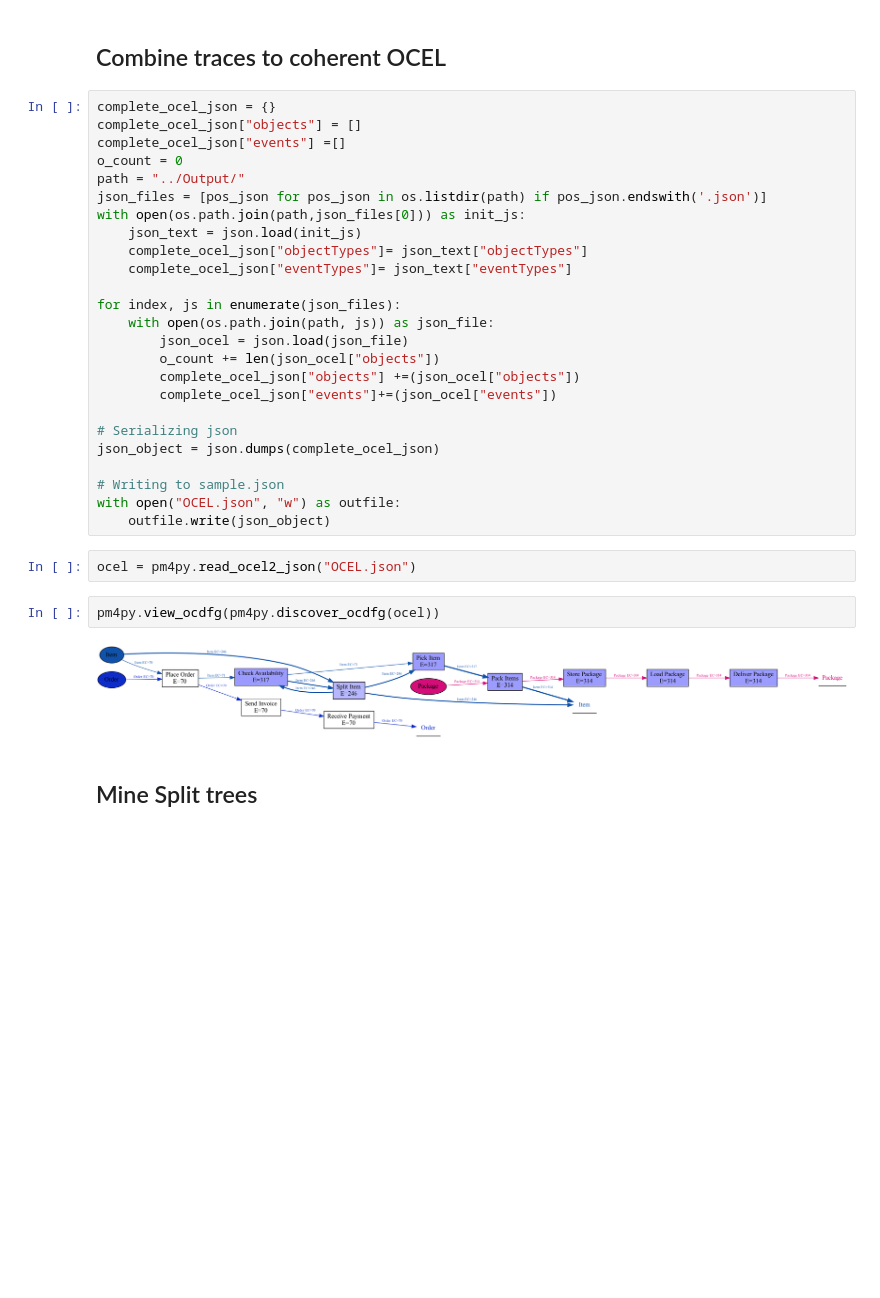
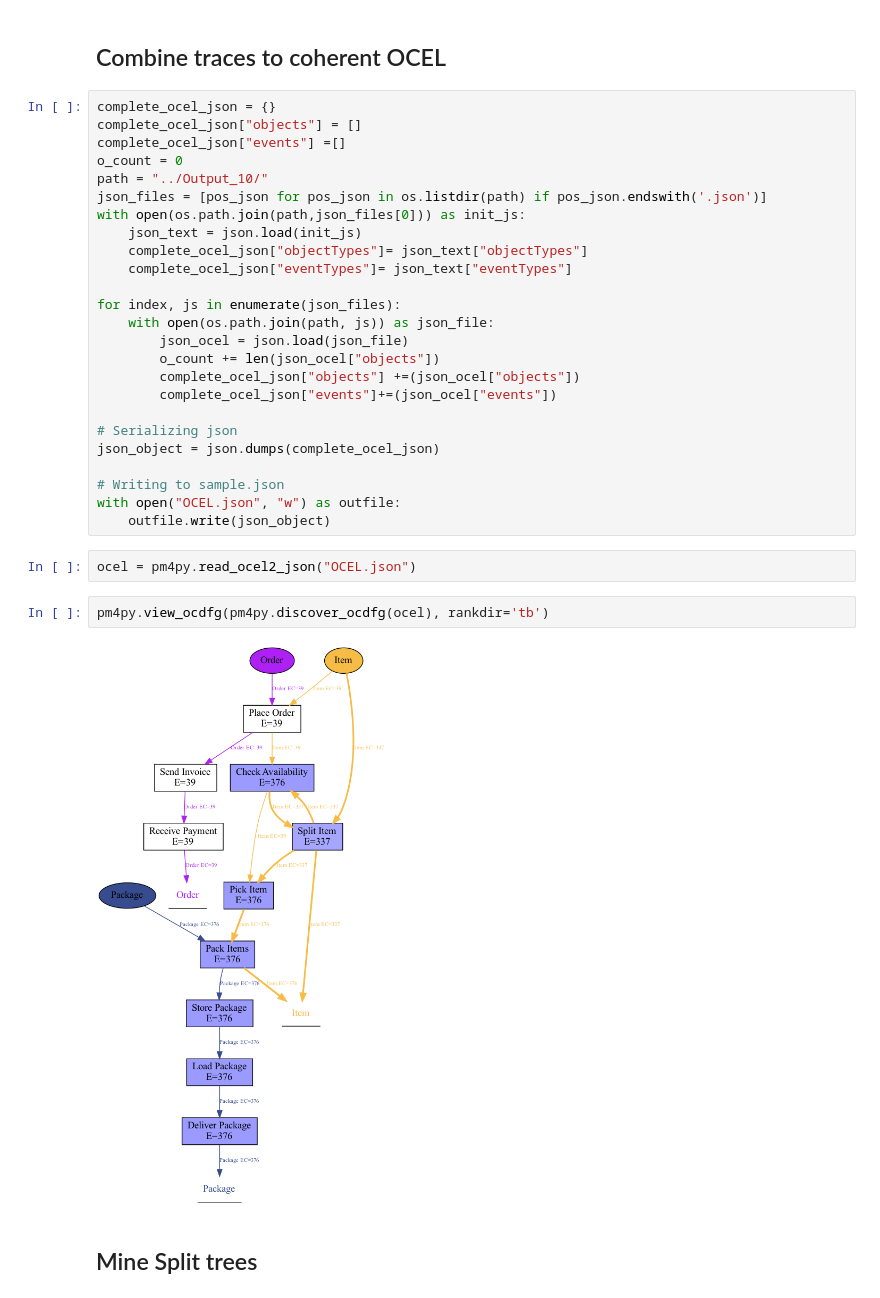
Before and after one commit to MHarmsKlu/SimulationSplittedDeliveries, a Jupyter notebook: simulation/ocpm_analysis.ipynb, the cells around one changed output. Drawn from its saved outputs; the diff is of its cells as text; blank space fills up the shorter version.

```diff
--- a/simulation/ocpm_analysis.ipynb
+++ b/simulation/ocpm_analysis.ipynb
@@ -21,7 +21,7 @@ complete_ocel_json = {}
 complete_ocel_json["objects"] = []
 complete_ocel_json["events"] =[]
 o_count = 0
-path = "../Output/"
+path = "../Output_10/"
 json_files = [pos_json for pos_json in os.listdir(path) if pos_json.endswith('.json')]
 with open(os.path.join(path,json_files[0])) as init_js:
     json_text = json.load(init_js)
@@ -44,9 +44,9 @@ with open("OCEL.json", "w") as outfile:
 # %%
 ocel = pm4py.read_ocel2_json("OCEL.json")
 # %%
-pm4py.view_ocdfg(pm4py.discover_ocdfg(ocel))
+pm4py.view_ocdfg(pm4py.discover_ocdfg(ocel), rankdir='tb')
 # %% [output]
-[figure, old version]
+[figure, new version]
 # %% [markdown]
 ## Mine Split trees
 # %% [markdown]
```
Also changed, not shown: 2 other files.
